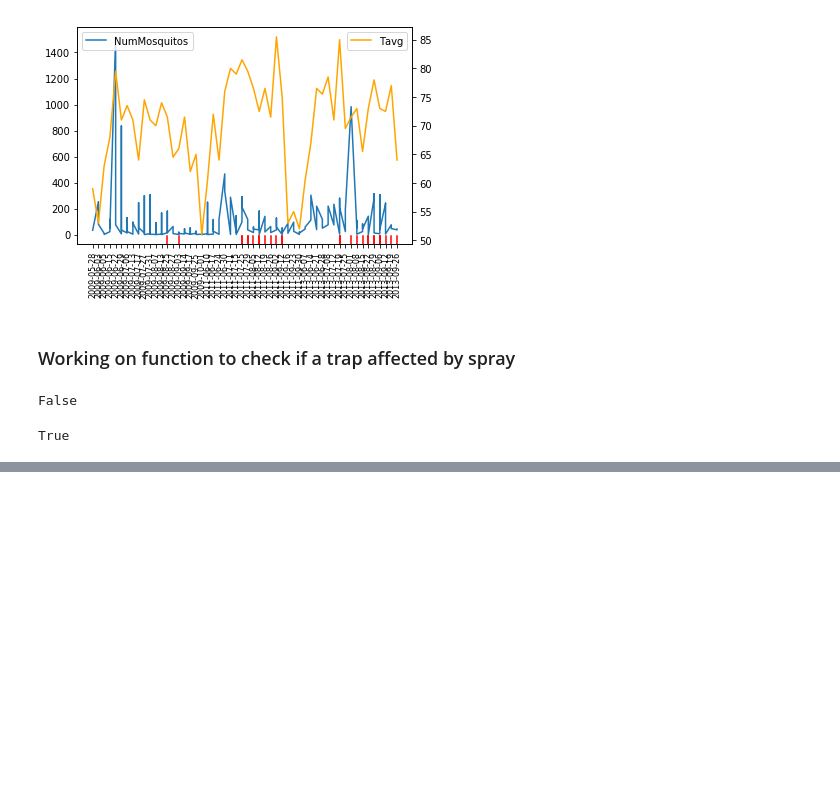
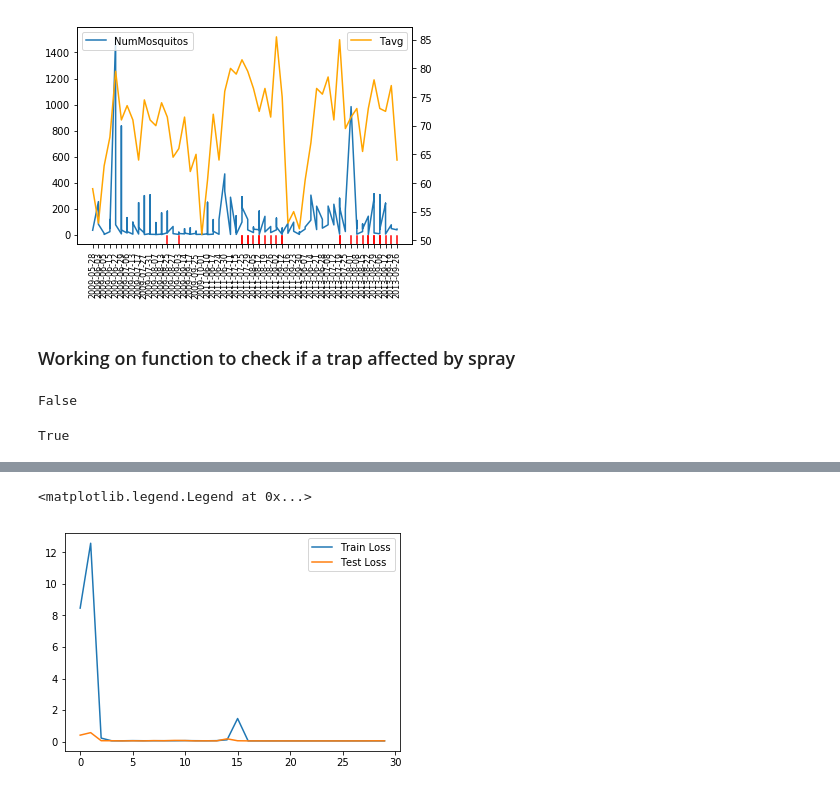
Before and after one commit to MaxReinisch/DSI_Project_4, a Jupyter notebook: West-Nile-Virus-BC.ipynb, the cells around one changed output, grey strips where cells are left out. Cells and saved outputs as stored; diff of their text form; code cells hidden in the pictures; blank space fills up the shorter version.

Commit message:
Added Linear Regression and Neural Net.  Tried Oversampling

```diff
--- a/West-Nile-Virus-BC.ipynb
+++ b/West-Nile-Virus-BC.ipynb
@@ -223,0 +477,4 @@ True
+# %%
+lr = LogisticRegression()
+lr.fit(X_train_ss, y_train)
+lr.score(X_train_ss, y_train), lr.score(X_test_ss, y_test)
@@ -223,0 +529,10 @@ True
+# %%
+model = Sequential()
+model.add(Dense(18, activation='relu', input_dim=X_train.shape[1])) #Makes this dynamic
+model.add(Dense(20, activation='relu')) #Makes this dynamic
+model.add(Dense(1, activation=None))
+# %%
+adam = Adam(lr=0.01)
+model.compile(loss='mean_squared_error', optimizer=adam, metrics=['accuracy'])
+# %%
+history = model.fit(X_train, y_train, validation_data=(X_test, y_test), epochs=30, batch_size=32)
@@ -223,0 +557,8 @@ True
+# %%
+plt.plot(history.history['loss'], label= 'Train Loss')
+plt.plot(history.history['val_loss'], label='Test Loss')
+
+plt.legend()
+# %% [output]
+<matplotlib.legend.Legend at 0x...>
+[figure, added]
```
Also changed, not shown: parts of 56 cells of this notebook.
